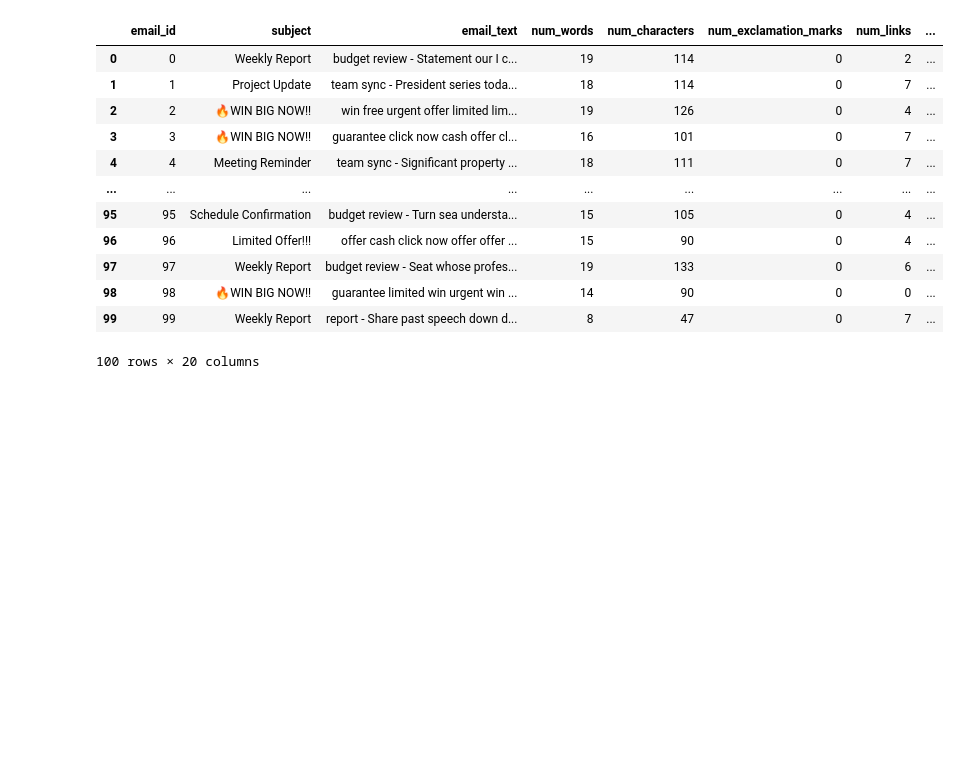
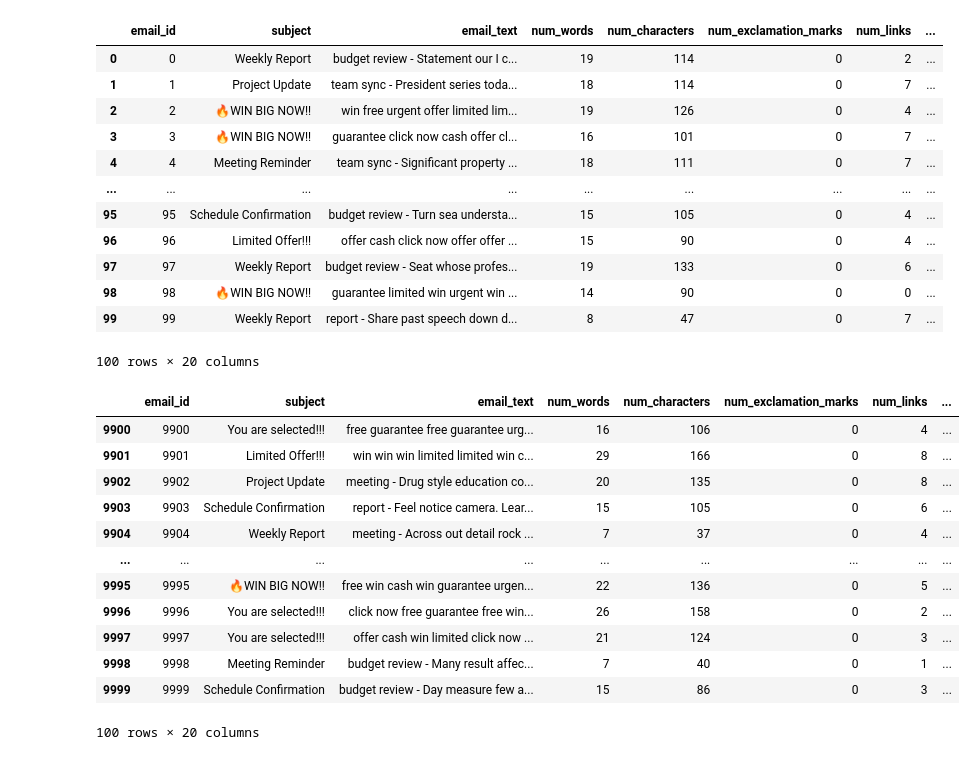
Before and after one commit to amany2712/project_nlp, a Jupyter notebook: project_nlp.ipynb, the cells around one changed output. Saved outputs shown, nothing was run; the diff lists cells and outputs as text; code cells hidden in the pictures; blank space fills up the shorter version.

```diff
--- a/project_nlp.ipynb
+++ b/project_nlp.ipynb
@@ -51,3 +51,19 @@ df.head(100)
 | 98 | 98 | 🔥WIN BIG NOW!! | guarantee limited win urgent win ... | 14 | 90 | 0 | 0 | ... |
 | 99 | 99 | Weekly Report | report - Share past speech down d... | 8 | 47 | 0 | 7 | ... |
 100 rows × 20 columns
+# %%
+df.tail(100)
+# %% [output]
+|  | email_id | subject | email_text | num_words | num_characters | num_exclamation_marks | num_links | ... |
+| 9900 | 9900 | You are selected!!! | free guarantee free guarantee urg... | 16 | 106 | 0 | 4 | ... |
+| 9901 | 9901 | Limited Offer!!! | win win win limited limited win c... | 29 | 166 | 0 | 8 | ... |
+| 9902 | 9902 | Project Update | meeting - Drug style education co... | 20 | 135 | 0 | 8 | ... |
+| 9903 | 9903 | Schedule Confirmation | report - Feel notice camera. Lear... | 15 | 105 | 0 | 6 | ... |
+| 9904 | 9904 | Weekly Report | meeting - Across out detail rock ... | 7 | 37 | 0 | 4 | ... |
+| ... | ... | ... | ... | ... | ... | ... | ... | ... |
+| 9995 | 9995 | 🔥WIN BIG NOW!! | free win cash win guarantee urgen... | 22 | 136 | 0 | 5 | ... |
+| 9996 | 9996 | You are selected!!! | click now free guarantee free win... | 26 | 158 | 0 | 2 | ... |
+| 9997 | 9997 | You are selected!!! | offer cash win limited click now ... | 21 | 124 | 0 | 3 | ... |
+| 9998 | 9998 | Meeting Reminder | budget review - Many result affec... | 7 | 40 | 0 | 1 | ... |
+| 9999 | 9999 | Schedule Confirmation | budget review - Day measure few a... | 15 | 86 | 0 | 3 | ... |
+100 rows × 20 columns
```
